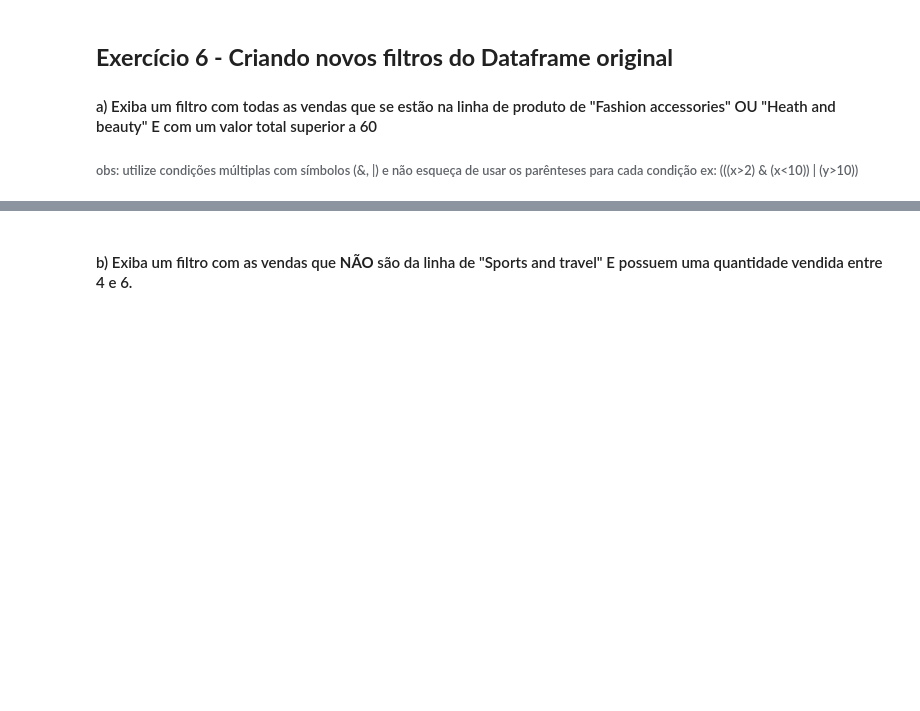
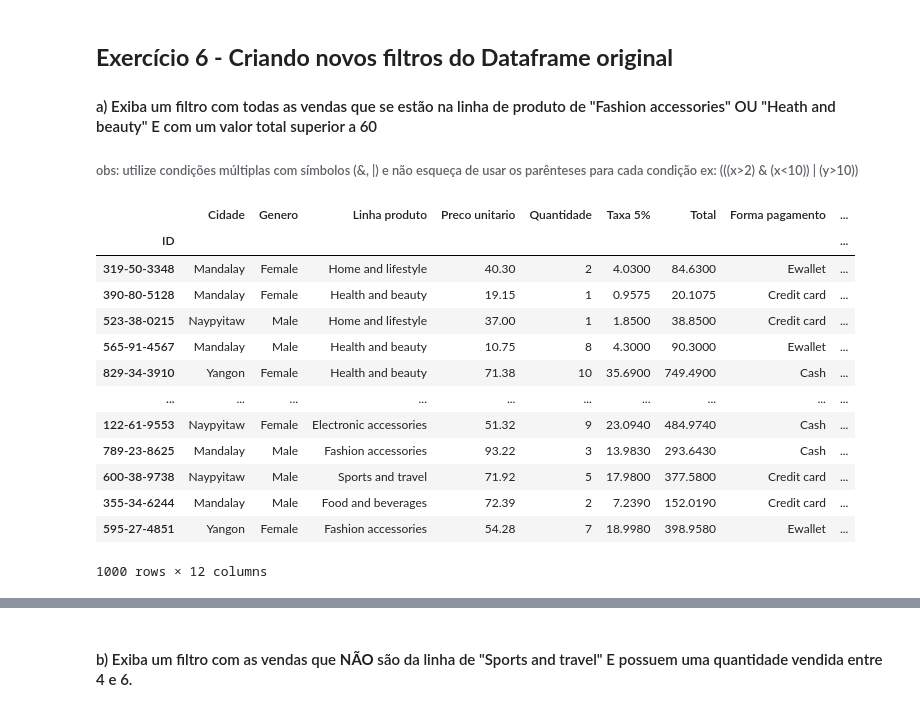
Before and after one commit to GabrielGrub/Trainee_FEA.dev, a Jupyter notebook: Curso de Python - 2022/Lista6_Pandas.ipynb, the cells around one changed output, grey strips where cells are left out. Saved outputs shown, nothing was run; the diff lists cells and outputs as text; code cells hidden in the pictures; blank space fills up the shorter version.

```diff
--- a/Curso de Python - 2022/Lista6_Pandas.ipynb
+++ b/Curso de Python - 2022/Lista6_Pandas.ipynb
@@ -247,4 +263,6 @@ a) Identifique quais colunas possuem casos de NaN e substitua-os por um valor
 # %%
 ##### SEU CODIGO COMECA AQUI #####
+
+dados["Taxa 5%"].fillna(dados["Preco unitario"]*dados["Quantidade"]*0.05, inplace=True)
 # %%
 ##### SEU CODIGO COMECA AQUI #####
@@ -255,4 +293,6 @@ b) Identifique quantas linhas duplicadas existem na base de dados, exiba-as e, p
 # %%
 ##### SEU CODIGO COMECA AQUI #####
+
+dados = dados.drop_duplicates()
 # %%
 ##### SEU CODIGO COMECA AQUI #####
@@ -265,5 +309,22 @@ b) Identifique quantas linhas duplicadas existem na base de dados, exiba-as e, p
 ###### obs: utilize condições múltiplas com símbolos (&, |) e não esqueça de usar os parênteses para cada condição ex: (((x>2) & (x<10)) | (y>10))
 # %%
 ##### SEU CODIGO COMECA AQUI #####
+
+dados
+# %% [output]
+|  | Cidade | Genero | Linha produto | Preco unitario | Quantidade | Taxa 5% | Total | Forma pagamento | ... |
+| ID |  |  |  |  |  |  |  |  | ... |
+| 319-50-3348 | Mandalay | Female | Home and lifestyle | 40.30 | 2 | 4.0300 | 84.6300 | Ewallet | ... |
+| 390-80-5128 | Mandalay | Female | Health and beauty | 19.15 | 1 | 0.9575 | 20.1075 | Credit card | ... |
+| 523-38-0215 | Naypyitaw | Male | Home and lifestyle | 37.00 | 1 | 1.8500 | 38.8500 | Credit card | ... |
+| 565-91-4567 | Mandalay | Male | Health and beauty | 10.75 | 8 | 4.3000 | 90.3000 | Ewallet | ... |
+| 829-34-3910 | Yangon | Female | Health and beauty | 71.38 | 10 | 35.6900 | 749.4900 | Cash | ... |
+| ... | ... | ... | ... | ... | ... | ... | ... | ... | ... |
+| 122-61-9553 | Naypyitaw | Female | Electronic accessories | 51.32 | 9 | 23.0940 | 484.9740 | Cash | ... |
+| 789-23-8625 | Mandalay | Male | Fashion accessories | 93.22 | 3 | 13.9830 | 293.6430 | Cash | ... |
+| 600-38-9738 | Naypyitaw | Male | Sports and travel | 71.92 | 5 | 17.9800 | 377.5800 | Credit card | ... |
+| 355-34-6244 | Mandalay | Male | Food and beverages | 72.39 | 2 | 7.2390 | 152.0190 | Credit card | ... |
+| 595-27-4851 | Yangon | Female | Fashion accessories | 54.28 | 7 | 18.9980 | 398.9580 | Ewallet | ... |
+1000 rows × 12 columns
 # %%
 ##### SEU CODIGO COMECA AQUI #####
```
Also changed, not shown: parts of 11 cells of this notebook, 2 other files.
